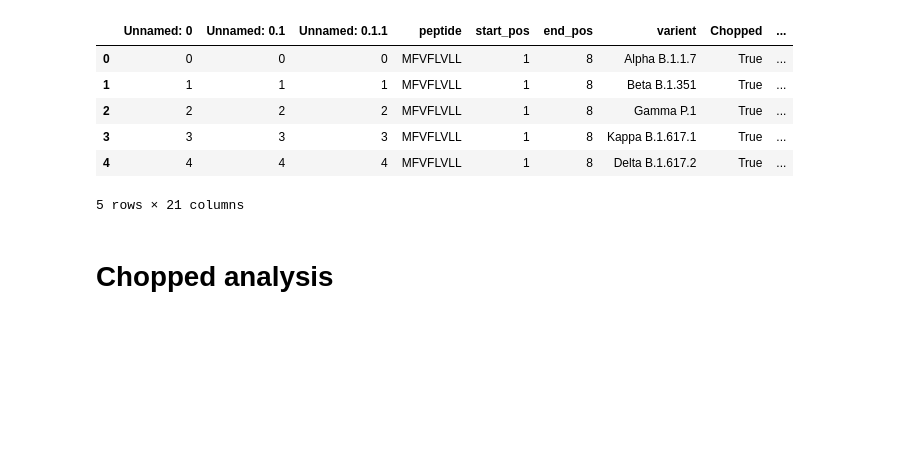
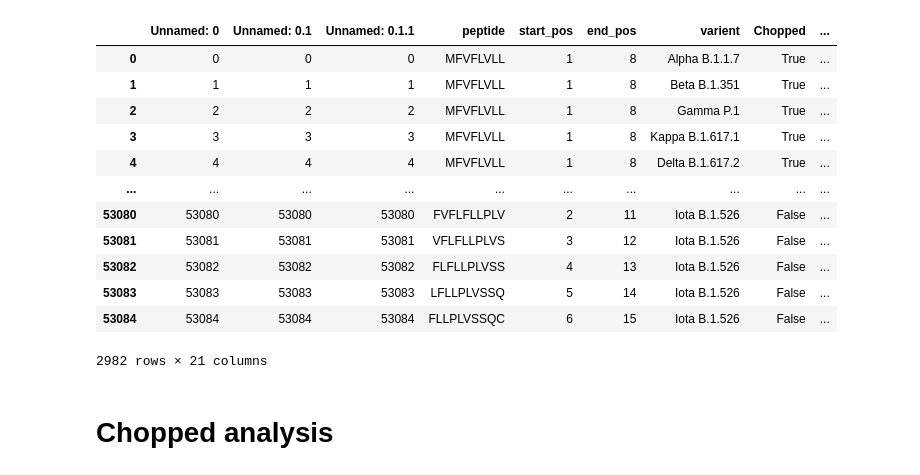
Before and after one commit to itaybroder/mutation_pipline, a Jupyter notebook: analysis/main.ipynb, the cells around one changed output. Cells and saved outputs as stored; diff of their text form; code cells hidden in the pictures; blank space fills up the shorter version.

```diff
--- a/analysis/main.ipynb
+++ b/analysis/main.ipynb
@@ -22,15 +22,21 @@ for i, row in tqdm.tqdm(base_df.iterrows(), total=len(base_df)):
 print(changed_peptides)
 # %%
 filtered_df = base_df[base_df.peptide.isin(changed_peptides)]
-display(filtered_df.head())
+display(filtered_df)
 # %% [output]
 |  | Unnamed: 0 | Unnamed: 0.1 | Unnamed: 0.1.1 | peptide | start_pos | end_pos | varient | Chopped | ... |
 | 0 | 0 | 0 | 0 | MFVFLVLL | 1 | 8 | Alpha B.1.1.7 | True | ... |
 | 1 | 1 | 1 | 1 | MFVFLVLL | 1 | 8 | Beta B.1.351 | True | ... |
 | 2 | 2 | 2 | 2 | MFVFLVLL | 1 | 8 | Gamma P.1 | True | ... |
 | 3 | 3 | 3 | 3 | MFVFLVLL | 1 | 8 | Kappa B.1.617.1 | True | ... |
 | 4 | 4 | 4 | 4 | MFVFLVLL | 1 | 8 | Delta B.1.617.2 | True | ... |
+| ... | ... | ... | ... | ... | ... | ... | ... | ... | ... |
+| 53080 | 53080 | 53080 | 53080 | FVFLFLLPLV | 2 | 11 | Iota B.1.526 | False | ... |
+| 53081 | 53081 | 53081 | 53081 | VFLFLLPLVS | 3 | 12 | Iota B.1.526 | False | ... |
+| 53082 | 53082 | 53082 | 53082 | FLFLLPLVSS | 4 | 13 | Iota B.1.526 | False | ... |
+| 53083 | 53083 | 53083 | 53083 | LFLLPLVSSQ | 5 | 14 | Iota B.1.526 | False | ... |
+| 53084 | 53084 | 53084 | 53084 | FLLPLVSSQC | 6 | 15 | Iota B.1.526 | False | ... |
-5 rows × 21 columns
+2982 rows × 21 columns
 # %% [markdown]
 # Chopped analysis
 # %% [markdown]
```
Also changed, not shown: parts of 11 cells of this notebook, 3 other files.
